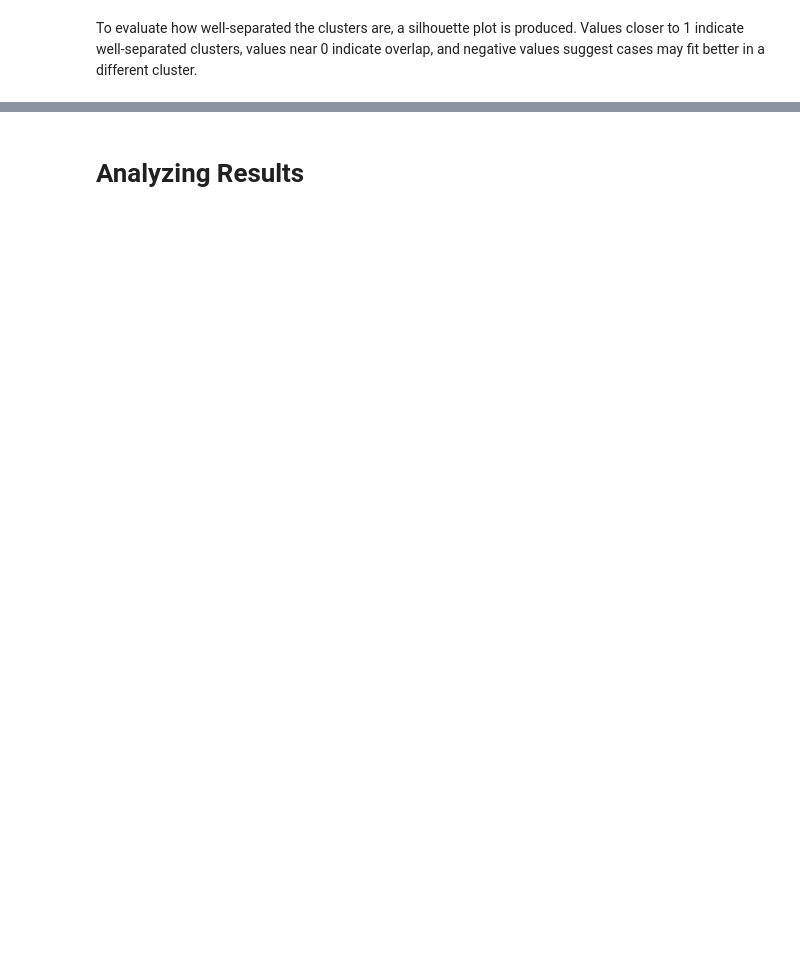
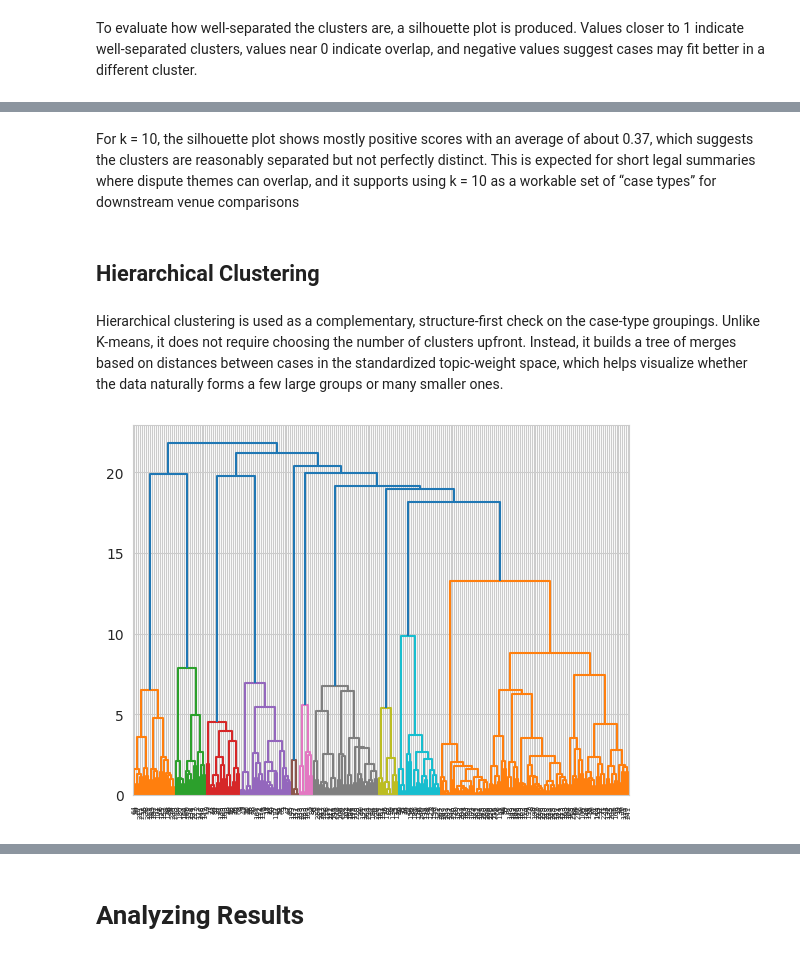
Before and after one commit to mqanaq/BA820-B1-Team13, a Jupyter notebook: MG/M2_Mohamad_Gong_Fair_Use_Data_Early_Analysis_and_Insights.ipynb, the cells around one changed output, grey strips where cells are left out. Cells and saved outputs as stored; diff of their text form; code cells hidden in the pictures; blank space fills up the shorter version.

```diff
--- a/MG/M2_Mohamad_Gong_Fair_Use_Data_Early_Analysis_and_Insights.ipynb
+++ b/MG/M2_Mohamad_Gong_Fair_Use_Data_Early_Analysis_and_Insights.ipynb
@@ -735,0 +827,15 @@ Mean silhouette score: 0.308
+# %% [markdown]
+For k = 10, the silhouette plot shows mostly positive scores with an average of about 0.37, which suggests the clusters are reasonably separated but not perfectly distinct. This is expected for short legal summaries where dispute themes can overlap, and it supports using k = 10 as a workable set of “case types” for downstream venue comparisons
+# %% [markdown]
+## Hierarchical Clustering
+# %% [markdown]
+Hierarchical clustering is used as a complementary, structure-first check on the case-type groupings. Unlike K-means, it does not require choosing the number of clusters upfront. Instead, it builds a tree of merges based on distances between cases in the standardized topic-weight space, which helps visualize whether the data naturally forms a few large groups or many smaller ones.
+# %%
+from scipy.cluster.hierarchy import dendrogram
+from scipy.cluster.hierarchy import linkage, fcluster
+
+Z = linkage(X_cluster, method="ward")
+
+_ = dendrogram(Z,)
+# %% [output]
+[figure, added]
```
Also changed, not shown: parts of 40 cells of this notebook.
